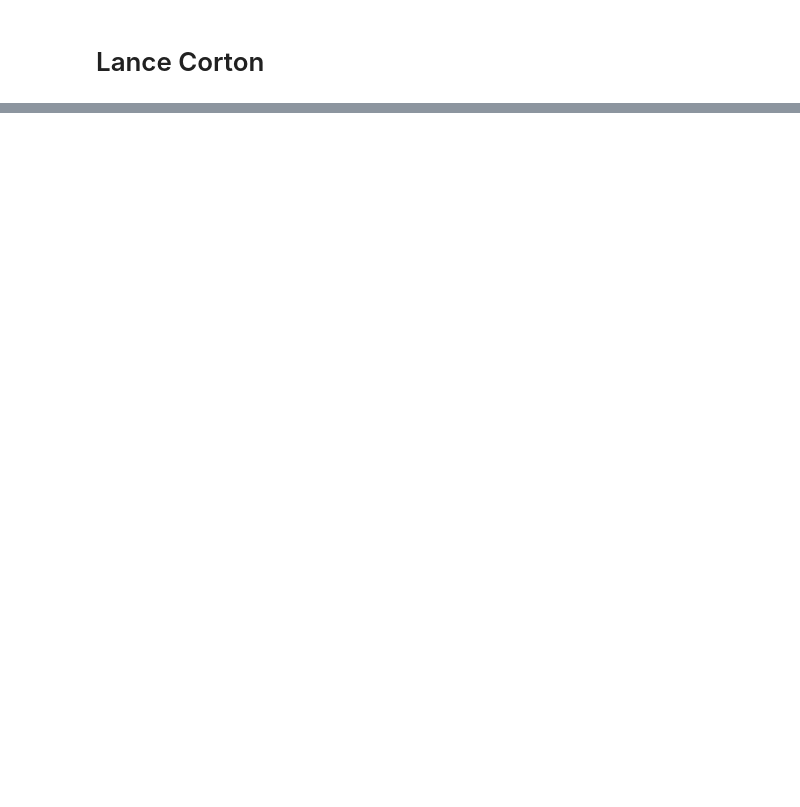
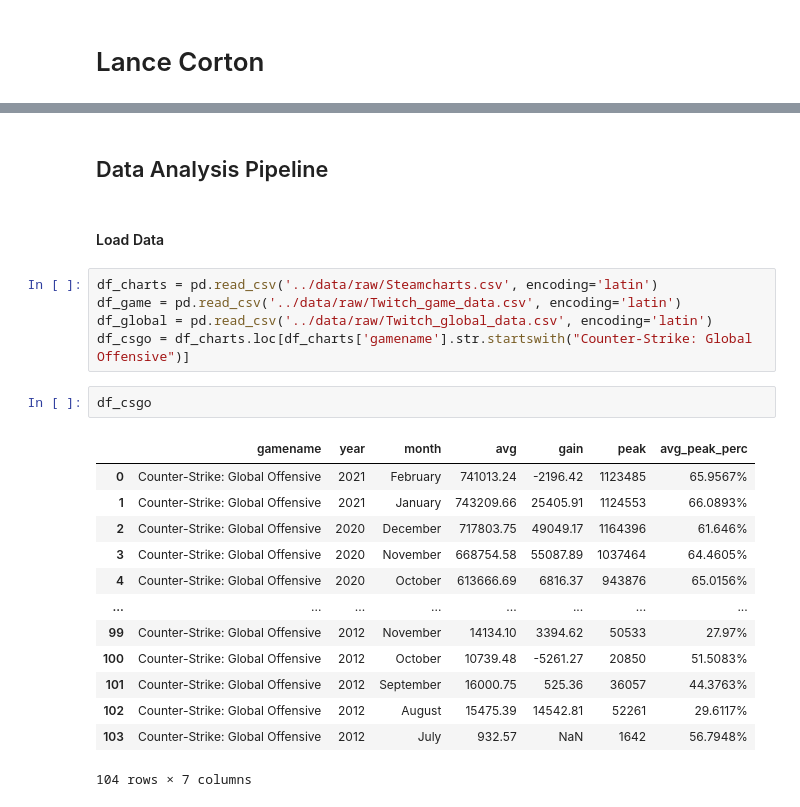
Before and after one commit to data301-2021-winter1/project-group01-project, a Jupyter notebook: notebooks/analysis3.ipynb, the cells around one changed output, grey strips where cells are left out. Cells and saved outputs as stored; diff of their text form; blank space fills up the shorter version.

Commit message:
Added analysis3 notebook

```diff
--- a/notebooks/analysis3.ipynb
+++ b/notebooks/analysis3.ipynb
@@ -44,0 +169,25 @@ twitchGlobalData.head()
+# %% [markdown]
+## Data Analysis Pipeline
+# %% [markdown]
+#### Load Data
+# %%
+df_charts = pd.read_csv('../data/raw/Steamcharts.csv', encoding='latin')
+df_game = pd.read_csv('../data/raw/Twitch_game_data.csv', encoding='latin')
+df_global = pd.read_csv('../data/raw/Twitch_global_data.csv', encoding='latin')
+df_csgo = df_charts.loc[df_charts['gamename'].str.startswith("Counter-Strike: Global Offensive")]
+# %%
+df_csgo
+# %% [output]
+|  | gamename | year | month | avg | gain | peak | avg_peak_perc |
+| 0 | Counter-Strike: Global Offensive | 2021 | February | 741013.24 | -2196.42 | 1123485 | 65.9567% |
+| 1 | Counter-Strike: Global Offensive | 2021 | January | 743209.66 | 25405.91 | 1124553 | 66.0893% |
+| 2 | Counter-Strike: Global Offensive | 2020 | December | 717803.75 | 49049.17 | 1164396 | 61.646% |
+| 3 | Counter-Strike: Global Offensive | 2020 | November | 668754.58 | 55087.89 | 1037464 | 64.4605% |
+| 4 | Counter-Strike: Global Offensive | 2020 | October | 613666.69 | 6816.37 | 943876 | 65.0156% |
+| ... | ... | ... | ... | ... | ... | ... | ... |
+| 99 | Counter-Strike: Global Offensive | 2012 | November | 14134.10 | 3394.62 | 50533 | 27.97% |
+| 100 | Counter-Strike: Global Offensive | 2012 | October | 10739.48 | -5261.27 | 20850 | 51.5083% |
+| 101 | Counter-Strike: Global Offensive | 2012 | September | 16000.75 | 525.36 | 36057 | 44.3763% |
+| 102 | Counter-Strike: Global Offensive | 2012 | August | 15475.39 | 14542.81 | 52261 | 29.6117% |
+| 103 | Counter-Strike: Global Offensive | 2012 | July | 932.57 | NaN | 1642 | 56.7948% |
+104 rows × 7 columns
```
Also changed, not shown: parts of 37 cells of this notebook, 3 other files.
